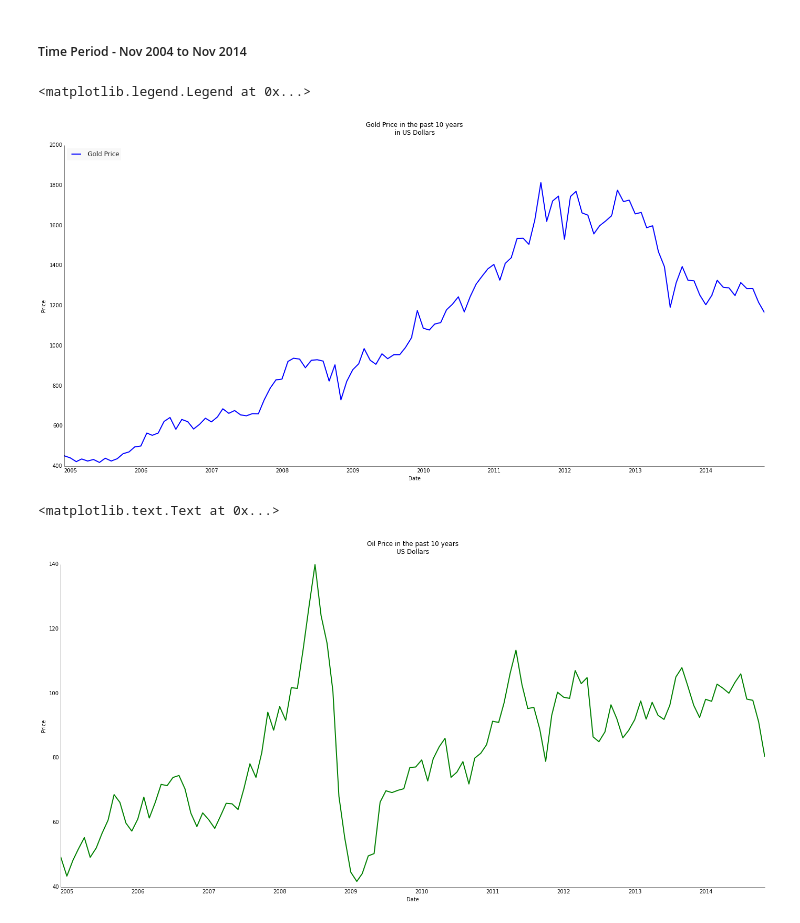
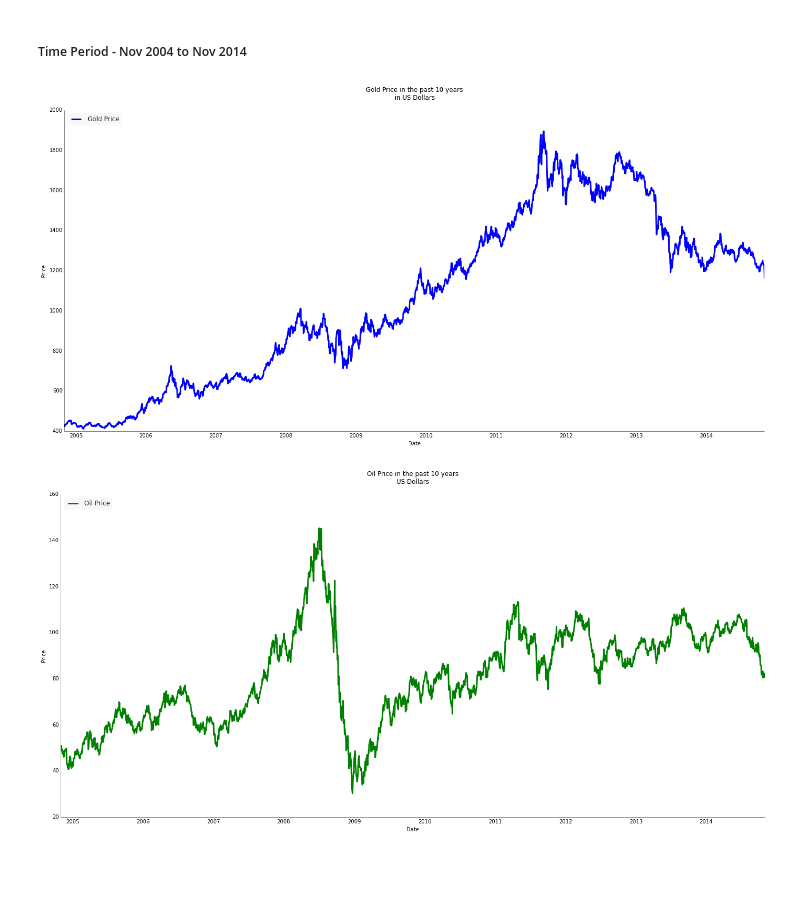
Before and after one commit to Sree-vathsan/CSE591-Data-Science-Project, a Jupyter notebook: baselineModel/Booth.ipynb, the cells around one changed output. Saved outputs shown, nothing was run; the diff lists cells and outputs as text; code cells hidden in the pictures; blank space fills up the shorter version.

```diff
--- a/baselineModel/Booth.ipynb
+++ b/baselineModel/Booth.ipynb
@@ -19,18 +19,12 @@ import datetime
 # %%
 #London Fix Gold Spot Price
 fig, axes = plt.subplots(1, figsize=(24,11))
-goldDataPath = 'Gold_Monthly_200411_201410.csv'
+goldDataPath = 'Gold_Daily_200411_201410.csv'
 dataGoldFix = pd.read_csv(goldDataPath)
 
 n = len(dataGoldFix.index)
-#dataGoldFix['Date'] = pd.to_datetime(dataGoldFix['Date'])
-#dataGoldFix = dataGoldFix.sort(columns='Date')
-#dataGoldFix.plot(x='Date',y='Value')
 x = dataGoldFix['Date']
 y1 = dataGoldFix['Gold_Value']
-
-
-
 
 
 date=[]
@@ -38,49 +32,36 @@ for d in x:
     date.append(datetime.datetime.strptime(d,'%m/%d/%Y'))
     #date.append(datetime.datetime.strptime(d,'%Y-%m-%d'))
 
-ppl.plot(axes, date, y1, label=str("Gold Price"), linewidth=2, c='blue')
+ppl.plot(axes, date, y1, label=str("Gold Price"), linewidth=3, c='blue')
 
-
-
-
-#print(dataGoldFix['Date'][n-1])
-#startValue = dataGoldFix['Value'][n-1]
-#print("Start Value: ", startValue)
-
-#pred_y0 = np.repeat(startValue, n)
-#ppl.plot(axes, x, pred_y0, label=str("Model 0.0"), linewidth=0.75, c='orange')
 
 axes.set_title("Gold Price in the past 10 years \nin US Dollars\n")
 axes.set_ylabel('Price')
 axes.set_xlabel('Date')
 
-#fig1, axes1 = plt.subplots(1, figsize=(12,4))
-
-#errVar_y0 = 100 * (np.absolute(pred_y0 - y) / y)
-#ppl.plot(axes1, x, errVar_y0, label=str("% Error - Model 0.0"), linewidth=0.75, c='yellow')
-
-#axes1.set_title("%Gold Price - Currency USD\n ")
-#axes1.set_ylabel('Value')
-#axes1.set_xlabel('Date')
-
-
-
 
 ppl.legend(axes, loc='upper left')
+plt.savefig("Gold_10yr.jpg")
 # %% [output]
-<matplotlib.legend.Legend at 0x...>
-[figure, old version]
+[figure, new version]
 # %%
 fig, axes = plt.subplots(1, figsize=(24,11))
-oilDataPath = 'Oil_Monthly_200411_201410.csv'
+oilDataPath = 'Oil_Daily_200411_201410.csv'
 dataOilFix = pd.read_csv(oilDataPath)
+
+x = dataOilFix['Date']
+date=[]
+for d in x:
+    date.append(datetime.datetime.strptime(d,'%m/%d/%Y'))
+
 y2 = dataOilFix['Oil_Value']
-ppl.plot(axes, date, y2, label=str("Oil Price"), linewidth=2, c='green')
+ppl.plot(axes, date, y2, label=str("Oil Price"), linewidth=3, c='green')
 axes.set_title("Oil Price in the past 10 years \nUS Dollars\n")
 axes.set_ylabel('Price')
 axes.set_xlabel('Date')
+ppl.legend(axes, loc='upper left')
+plt.savefig("Oil_10yr.jpg")
 # %% [output]
-<matplotlib.text.Text at 0x...>
-[figure, old version]
+[figure, new version]
 # %%
 fig, axes = plt.subplots(1, figsize=(24,11))
```
Also changed, not shown: parts of 4 cells of this notebook, 4 other files.
